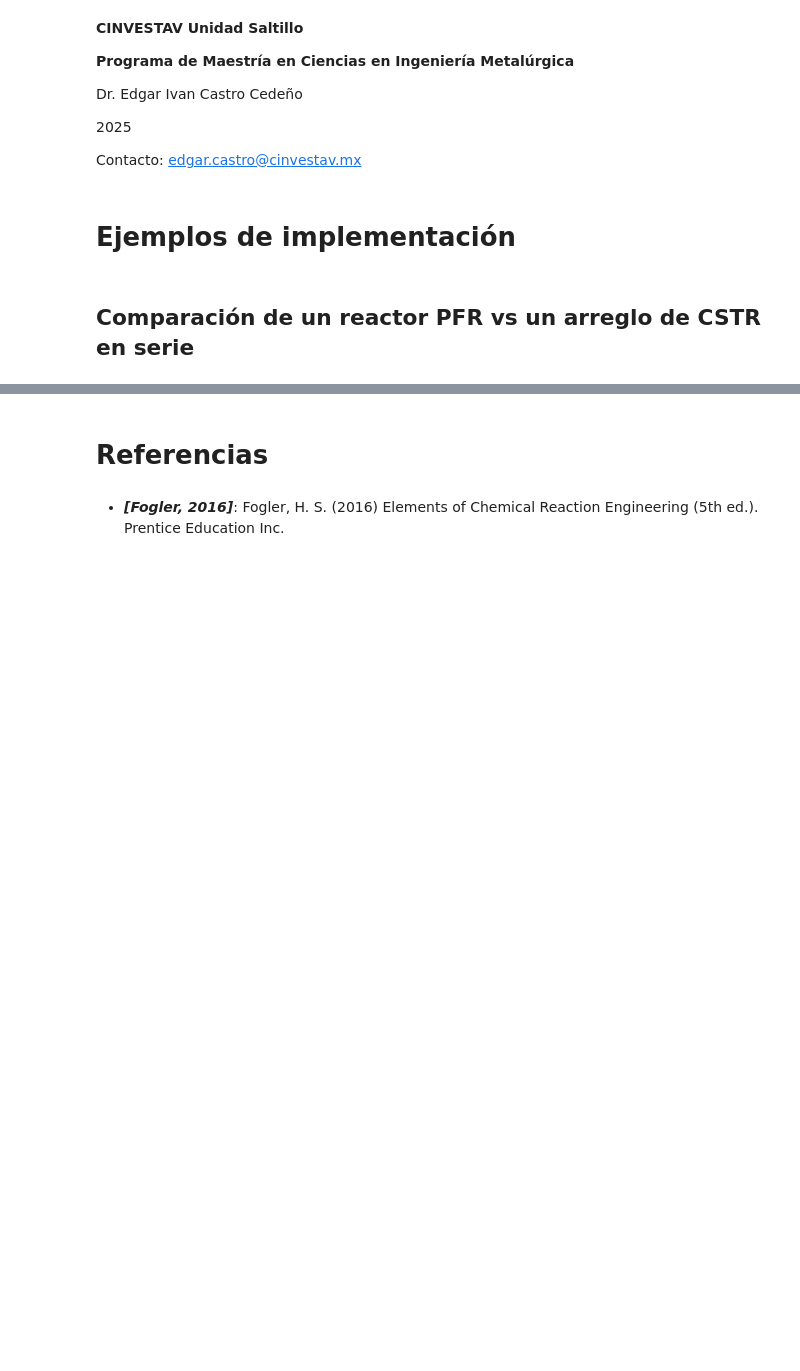
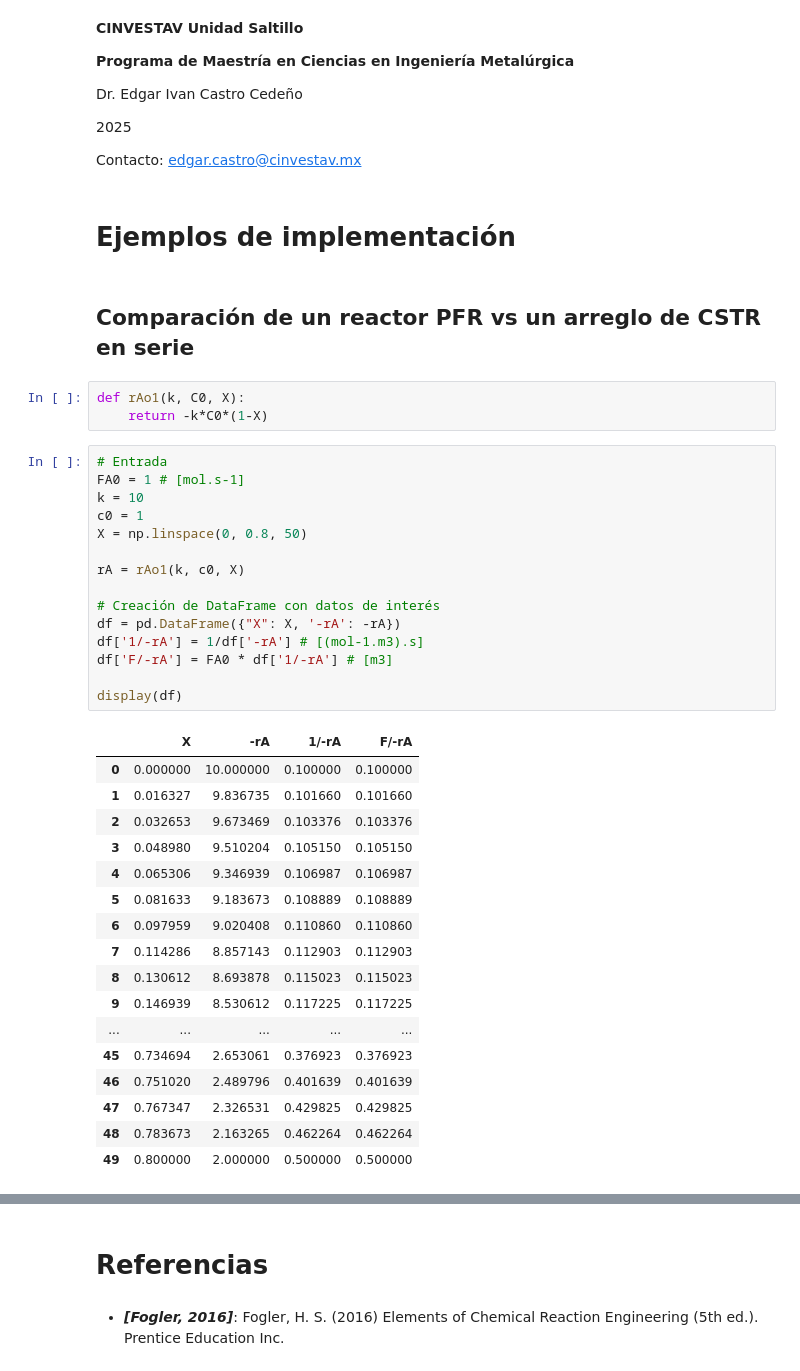
Before and after one commit to eicastroc/Kin_Cinvestav_IngMetalurgica, a Jupyter notebook: 03_Reactores/03a_reactores_Serie_Paralelo.ipynb, the cells around one changed output, grey strips where cells are left out. Saved outputs shown, nothing was run; the diff lists cells and outputs as text; blank space fills up the shorter version.

```diff
--- a/03_Reactores/03a_reactores_Serie_Paralelo.ipynb
+++ b/03_Reactores/03a_reactores_Serie_Paralelo.ipynb
@@ -23,3 +23,39 @@ Contacto:
 # Ejemplos de implementación
 # %% [markdown]
 ## Comparación de un reactor PFR vs un arreglo de CSTR en serie
+# %%
+def rAo1(k, C0, X):
+    return -k*C0*(1-X)
+# %%
+# Entrada
+FA0 = 1 # [mol.s-1]
+k = 10
+c0 = 1
+X = np.linspace(0, 0.8, 50)
+
+rA = rAo1(k, c0, X)
+
+# Creación de DataFrame con datos de interés
+df = pd.DataFrame({"X": X, '-rA': -rA})
+df['1/-rA'] = 1/df['-rA'] # [(mol-1.m3).s]
+df['F/-rA'] = FA0 * df['1/-rA'] # [m3]
+
+display(df)
+# %% [output]
+|  | X | -rA | 1/-rA | F/-rA |
+| 0 | 0.000000 | 10.000000 | 0.100000 | 0.100000 |
+| 1 | 0.016327 | 9.836735 | 0.101660 | 0.101660 |
+| 2 | 0.032653 | 9.673469 | 0.103376 | 0.103376 |
+| 3 | 0.048980 | 9.510204 | 0.105150 | 0.105150 |
+| 4 | 0.065306 | 9.346939 | 0.106987 | 0.106987 |
+| 5 | 0.081633 | 9.183673 | 0.108889 | 0.108889 |
+| 6 | 0.097959 | 9.020408 | 0.110860 | 0.110860 |
+| 7 | 0.114286 | 8.857143 | 0.112903 | 0.112903 |
+| 8 | 0.130612 | 8.693878 | 0.115023 | 0.115023 |
+| 9 | 0.146939 | 8.530612 | 0.117225 | 0.117225 |
+| ... | ... | ... | ... | ... |
+| 45 | 0.734694 | 2.653061 | 0.376923 | 0.376923 |
+| 46 | 0.751020 | 2.489796 | 0.401639 | 0.401639 |
+| 47 | 0.767347 | 2.326531 | 0.429825 | 0.429825 |
+| 48 | 0.783673 | 2.163265 | 0.462264 | 0.462264 |
+| 49 | 0.800000 | 2.000000 | 0.500000 | 0.500000 |
```
Also changed, not shown: parts of 1 cell of this notebook, 3 other files.
